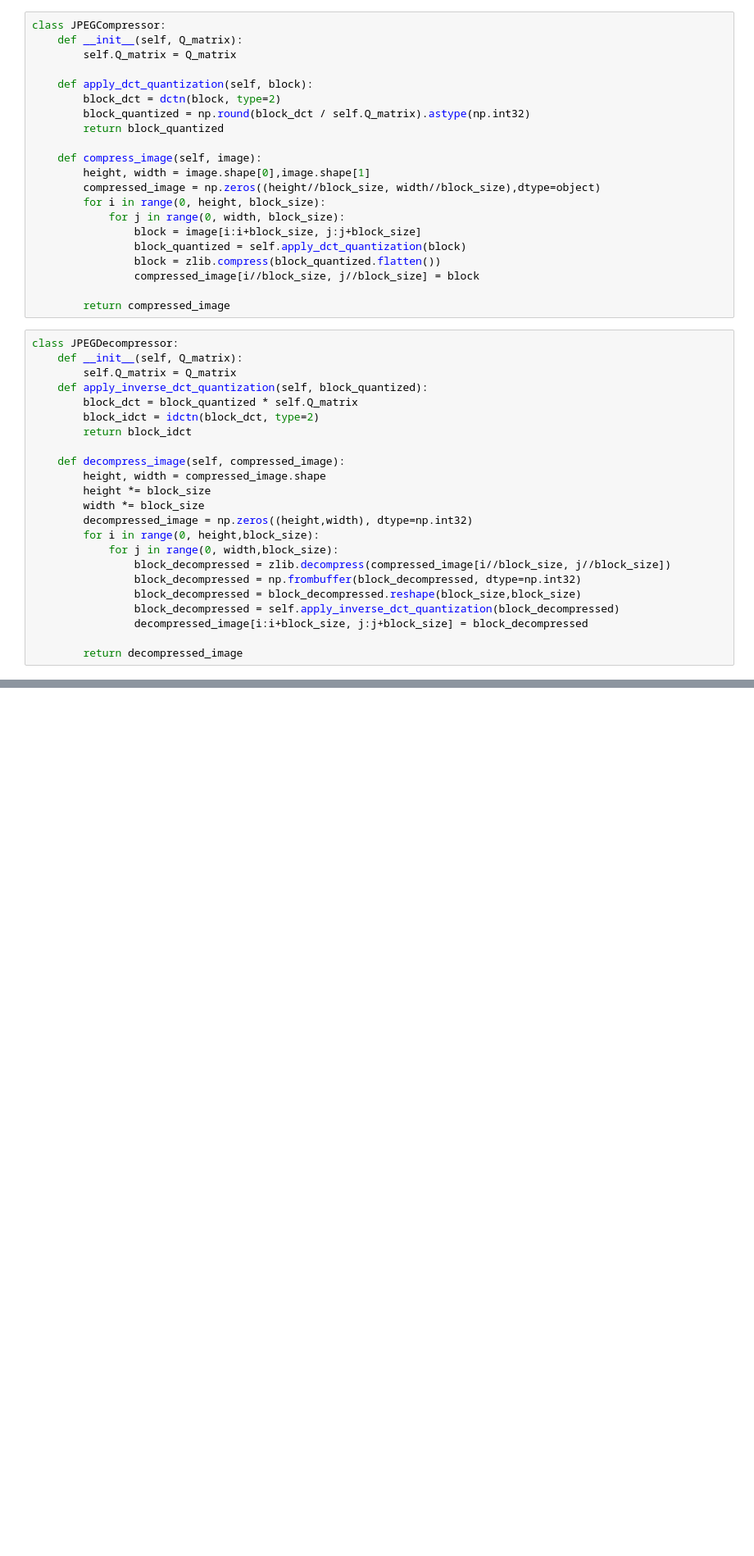
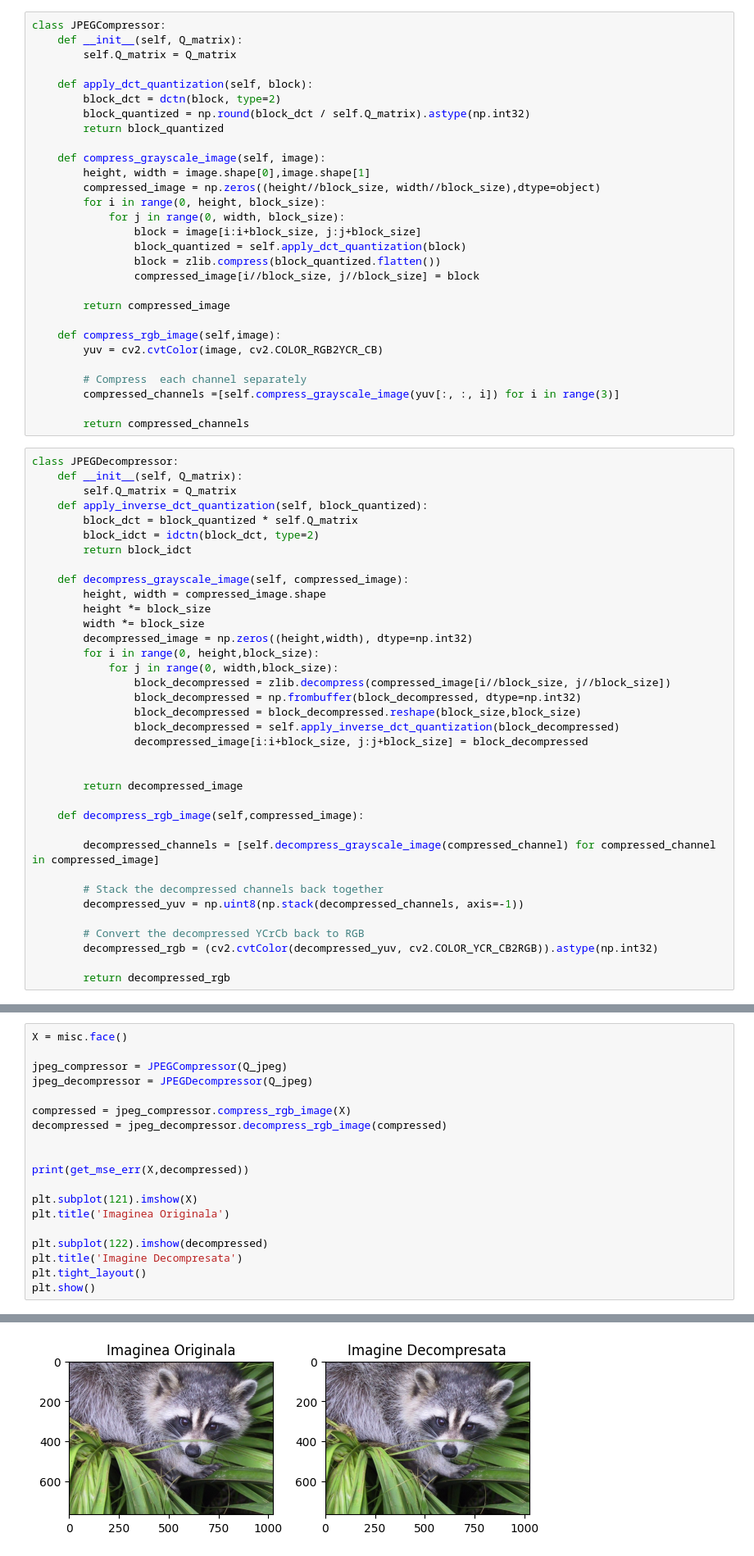
Before and after one commit to Lung-Alexandra/procesarea_semnalelor, a Jupyter notebook: Tema1/ps-tema-01.ipynb, the cells around one changed output, grey strips where cells are left out. Shown at 82% size. Drawn from its saved outputs; the diff is of its cells as text; blank space fills up the shorter version.

```diff
--- a/Tema1/ps-tema-01.ipynb
+++ b/Tema1/ps-tema-01.ipynb
@@ -182,7 +182,7 @@ class JPEGCompressor:
         block_quantized = np.round(block_dct / self.Q_matrix).astype(np.int32)
         return block_quantized
 
-    def compress_image(self, image):
+    def compress_grayscale_image(self, image):
         height, width = image.shape[0],image.shape[1]
         compressed_image = np.zeros((height//block_size, width//block_size),dtype=object)
         for i in range(0, height, block_size):
@@ -193,6 +193,14 @@ class JPEGCompressor:
                 compressed_image[i//block_size, j//block_size] = block
 
         return compressed_image
+
+    def compress_rgb_image(self,image):
+        yuv = cv2.cvtColor(image, cv2.COLOR_RGB2YCR_CB)
+
+        # Compress  each channel separately
+        compressed_channels =[self.compress_grayscale_image(yuv[:, :, i]) for i in range(3)]
+
+        return compressed_channels
 # %%
 class JPEGDecompressor:
     def __init__(self, Q_matrix):
@@ -202,7 +210,7 @@ class JPEGDecompressor:
         block_idct = idctn(block_dct, type=2)
         return block_idct
 
-    def decompress_image(self, compressed_image):
+    def decompress_grayscale_image(self, compressed_image):
         height, width = compressed_image.shape
         height *= block_size
         width *= block_size
@@ -215,7 +223,20 @@ class JPEGDecompressor:
                 block_decompressed = self.apply_inverse_dct_quantization(block_decompressed)
                 decompressed_image[i:i+block_size, j:j+block_size] = block_decompressed
 
+
         return decompressed_image
+
+    def decompress_rgb_image(self,compressed_image):
+
+        decompressed_channels = [self.decompress_grayscale_image(compressed_channel) for compressed_channel in compressed_image]
+
+        # Stack the decompressed channels back together
+        decompressed_yuv = np.uint8(np.stack(decompressed_channels, axis=-1))
+
+        # Convert the decompressed YCrCb back to RGB
+        decompressed_rgb = (cv2.cvtColor(decompressed_yuv, cv2.COLOR_YCR_CB2RGB)).astype(np.int32)
+
+        return decompressed_rgb
 # %%
 def get_mse_err(image1,image2):
     mse =  np.mean((image1 - image2)**2)
@@ -276,0 +267,20 @@ plt.show()
+# %%
+X = misc.face()
+
+jpeg_compressor = JPEGCompressor(Q_jpeg)
+jpeg_decompressor = JPEGDecompressor(Q_jpeg)
+
+compressed = jpeg_compressor.compress_rgb_image(X)
+decompressed = jpeg_decompressor.decompress_rgb_image(compressed)
+
+
+print(get_mse_err(X,decompressed))
+
+plt.subplot(121).imshow(X)
+plt.title('Imaginea Originala')
+
+plt.subplot(122).imshow(decompressed)
+plt.title('Imagine Decompresata')
+plt.tight_layout()
+plt.show()
+# %% [output]
@@ -276,0 +288 @@ plt.show()
+[figure, added]
```
Also changed, not shown: parts of 3 cells of this notebook.
